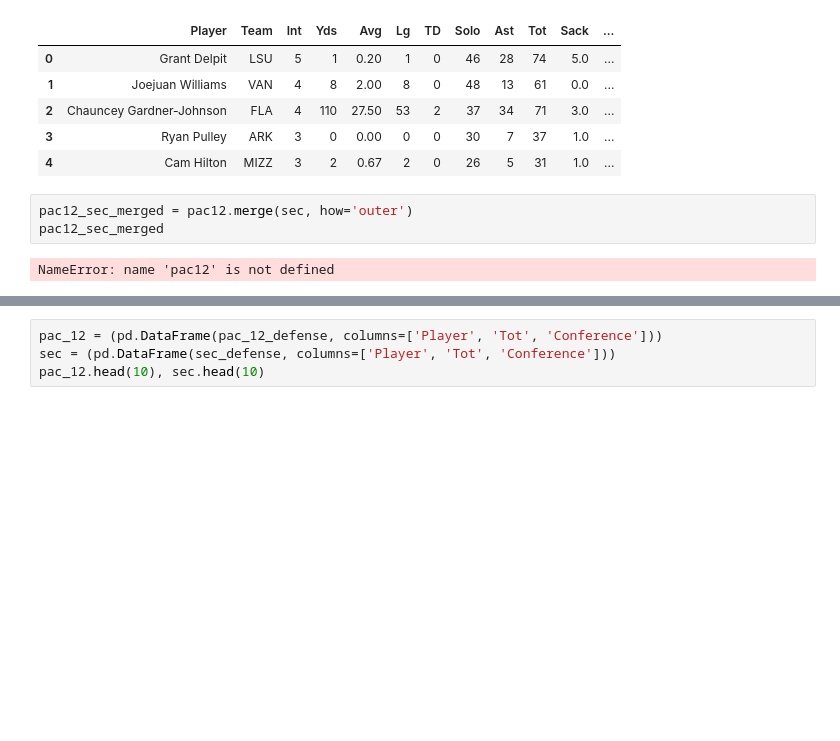
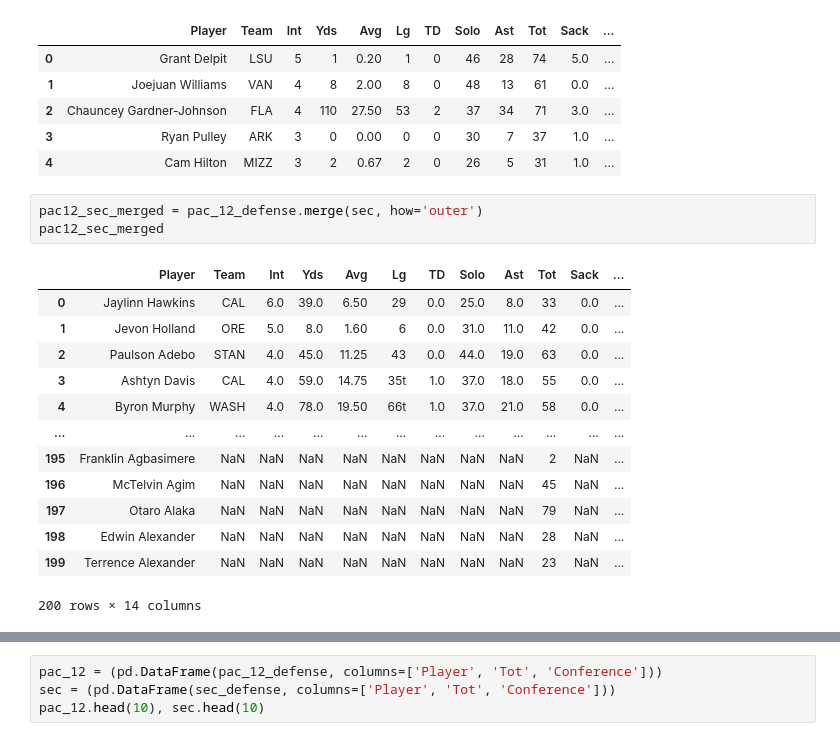
Before and after one commit to blwishom/CFB_Statistics, a Jupyter notebook: CFB_Stats/pac12._sec_separated.ipynb, the cells around one changed output, grey strips where cells are left out. Cells and saved outputs as stored; diff of their text form; blank space fills up the shorter version.

```diff
--- a/CFB_Stats/pac12._sec_separated.ipynb
+++ b/CFB_Stats/pac12._sec_separated.ipynb
@@ -49,10 +49,22 @@ sec_defense.head()
 | 3 | Ryan Pulley | ARK | 3 | 0 | 0.00 | 0 | 0 | 30 | 7 | 37 | 1.0 | ... |
 | 4 | Cam Hilton | MIZZ | 3 | 2 | 0.67 | 2 | 0 | 26 | 5 | 31 | 1.0 | ... |
 # %%
-pac12_sec_merged = pac12.merge(sec, how='outer')
+pac12_sec_merged = pac_12_defense.merge(sec, how='outer')
 pac12_sec_merged
 # %% [output]
+|  | Player | Team | Int | Yds | Avg | Lg | TD | Solo | Ast | Tot | Sack | ... |
+| 0 | Jaylinn Hawkins | CAL | 6.0 | 39.0 | 6.50 | 29 | 0.0 | 25.0 | 8.0 | 33 | 0.0 | ... |
+| 1 | Jevon Holland | ORE | 5.0 | 8.0 | 1.60 | 6 | 0.0 | 31.0 | 11.0 | 42 | 0.0 | ... |
+| 2 | Paulson Adebo | STAN | 4.0 | 45.0 | 11.25 | 43 | 0.0 | 44.0 | 19.0 | 63 | 0.0 | ... |
+| 3 | Ashtyn Davis | CAL | 4.0 | 59.0 | 14.75 | 35t | 1.0 | 37.0 | 18.0 | 55 | 0.0 | ... |
+| 4 | Byron Murphy | WASH | 4.0 | 78.0 | 19.50 | 66t | 1.0 | 37.0 | 21.0 | 58 | 0.0 | ... |
+| ... | ... | ... | ... | ... | ... | ... | ... | ... | ... | ... | ... | ... |
+| 195 | Franklin Agbasimere | NaN | NaN | NaN | NaN | NaN | NaN | NaN | NaN | 2 | NaN | ... |
+| 196 | McTelvin Agim | NaN | NaN | NaN | NaN | NaN | NaN | NaN | NaN | 45 | NaN | ... |
+| 197 | Otaro Alaka | NaN | NaN | NaN | NaN | NaN | NaN | NaN | NaN | 79 | NaN | ... |
+| 198 | Edwin Alexander | NaN | NaN | NaN | NaN | NaN | NaN | NaN | NaN | 28 | NaN | ... |
+| 199 | Terrence Alexander | NaN | NaN | NaN | NaN | NaN | NaN | NaN | NaN | 23 | NaN | ... |
-NameError: name 'pac12' is not defined
+200 rows × 14 columns
 # %%
 pac12_and_sec_na_values = sec.isna().sum()
 
```
Also changed, not shown: parts of 1 cell of this notebook.
